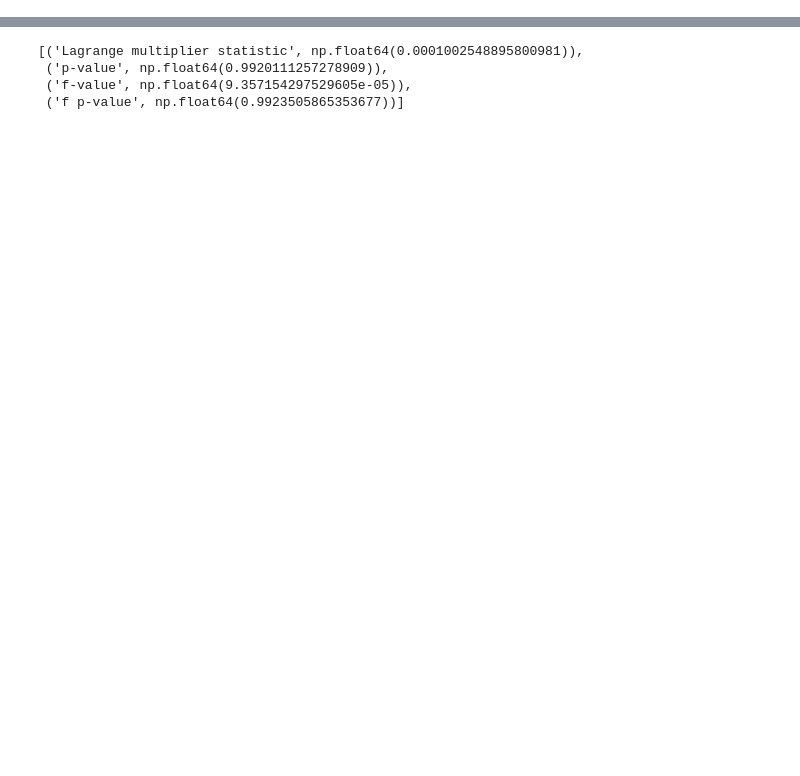
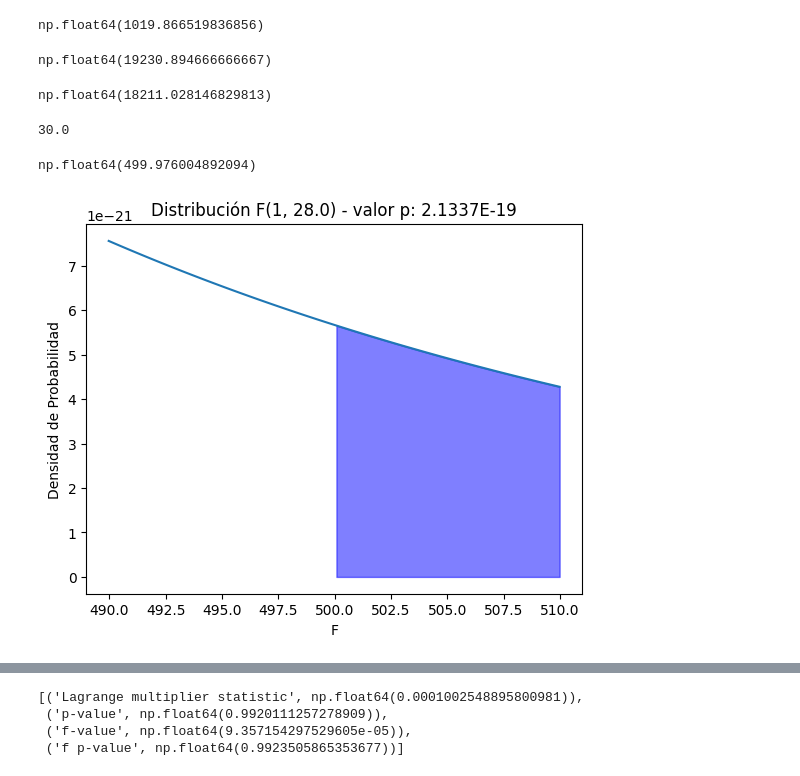
Before and after one commit to nadiasantillan/unsl-data-py-4.2, a Jupyter notebook: experimentos/sandbox.ipynb, the cells around one changed output, grey strips where cells are left out. Cells and saved outputs as stored; diff of their text form; code cells hidden in the pictures; blank space fills up the shorter version.

```diff
--- a/experimentos/sandbox.ipynb
+++ b/experimentos/sandbox.ipynb
@@ -24,3 +24,27 @@ OLS Regression Results
 | Kurtosis: | 2.775 | Cond. No. | 18.4 |
 Notes:
 [1] Standard Errors assume that the covariance matrix of the errors is correctly specified.
+# %%
+regresion.sce()
+# %% [output]
+np.float64(1019.866519836856)
+# %%
+regresion.sct()
+# %% [output]
+np.float64(19230.894666666667)
+# %%
+regresion.scr()
+# %% [output]
+np.float64(18211.028146829813)
+# %%
+regresion.n()
+# %% [output]
+30.0
+# %%
+regresion.f()
+# %% [output]
+np.float64(499.976004892094)
+# %%
+regresion.f_chart()
+# %% [output]
+[figure, added]
```
Also changed, not shown: parts of 5 cells of this notebook, 2 other files.
